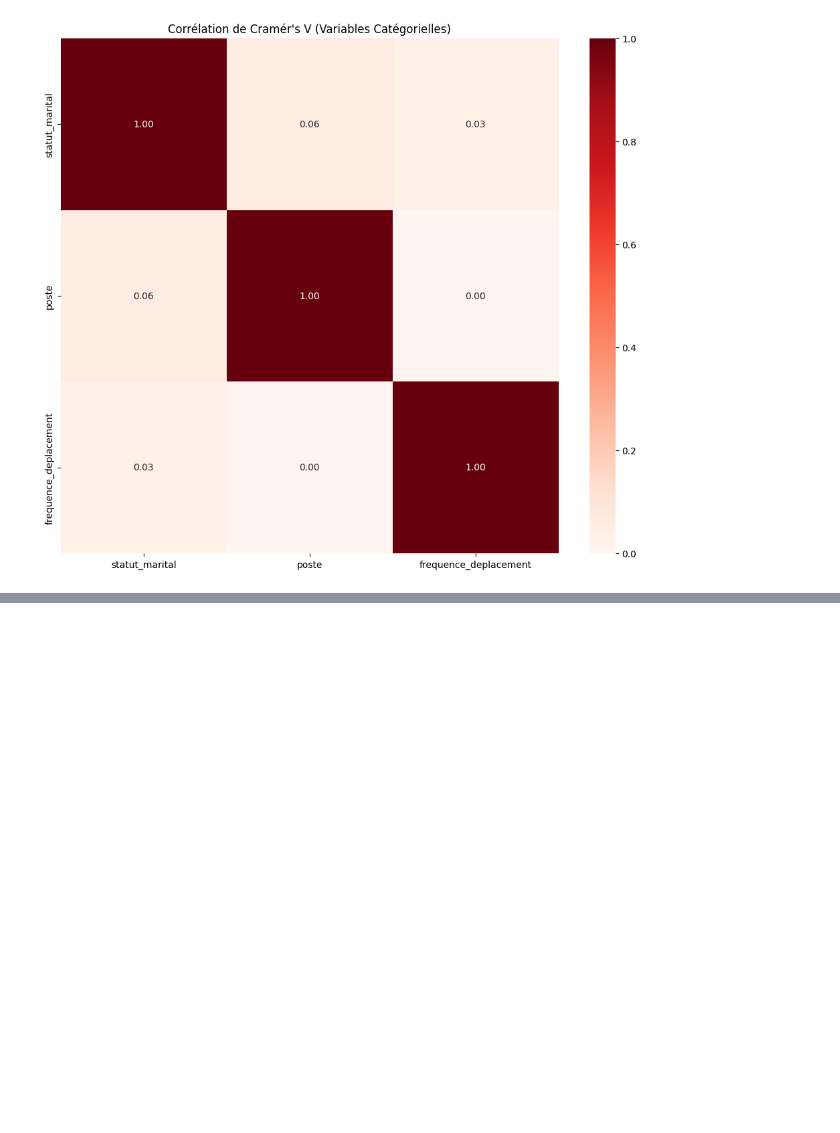
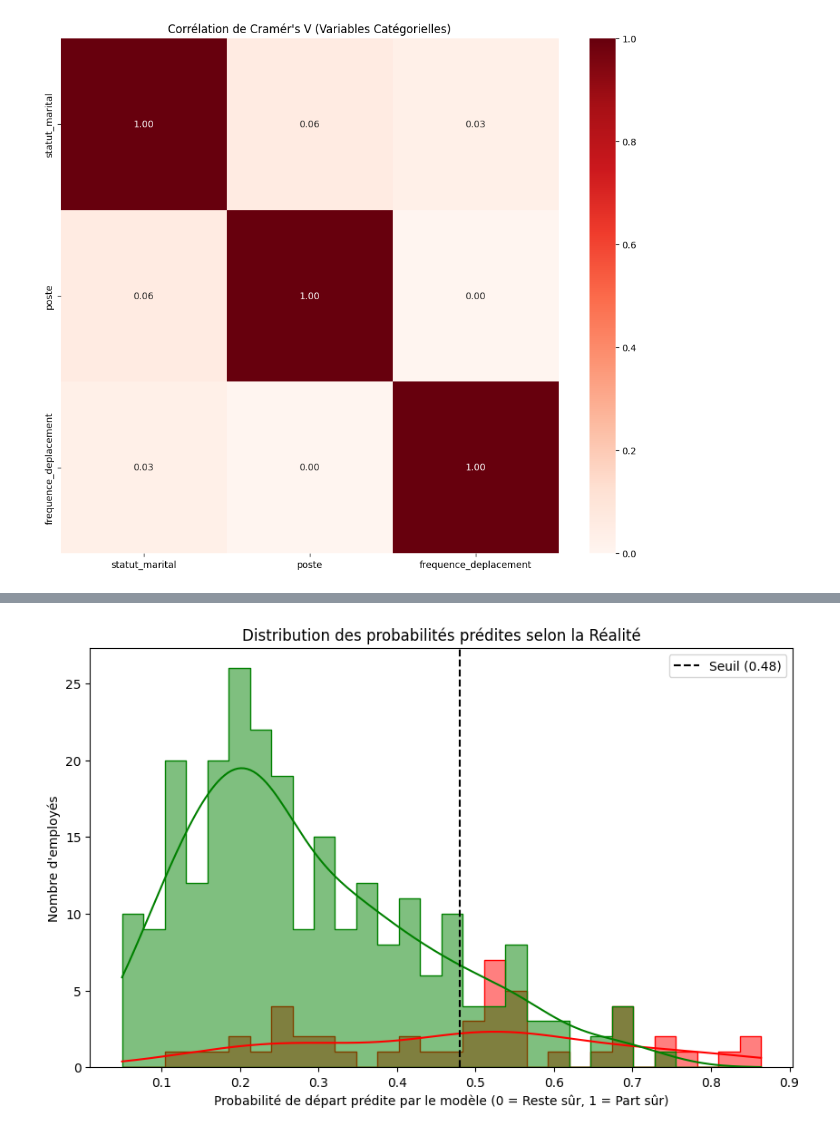
Before and after one commit to Apinsun/Projet4, a Jupyter notebook: projet4_v2.ipynb, the cells around one changed output, grey strips where cells are left out. Cells and saved outputs as stored; diff of their text form; code cells hidden in the pictures; blank space fills up the shorter version.

```diff
--- a/projet4_v2.ipynb
+++ b/projet4_v2.ipynb
@@ -959,3 +959,38 @@ plt.show()
+# %%
+# 1. On crée un petit DataFrame temporaire pour faciliter le traçage
+df_visu = pd.DataFrame({
+    'Probabilité_Départ': y_probas,
+    'Réalité': y_test
+})
+
+# On renomme pour que ce soit joli sur le graphe
+df_visu['Réalité'] = df_visu['Réalité'].map({0: 'Est Resté', 1: 'Est Parti'})
+
+# 2. Le graphique
+plt.figure(figsize=(10, 6))
+
+# Histogramme superposé
+sns.histplot(
+    data=df_visu,
+    x='Probabilité_Départ',
+    hue='Réalité',
+    kde=True,              # Ajoute la courbe de densité
+    bins=30,               # Nombre de barres
+    palette={'Est Resté': 'green', 'Est Parti': 'red'},
+    alpha=0.5,             # Transparence pour voir les chevauchements
+    element="step"         # Style visuel
+)
+
+# On ajoute votre ligne de seuil optimal pour voir la limite
+plt.axvline(best_threshold, color='black', linestyle='--', label=f'Seuil ({best_threshold:.2f})')
+
+plt.title("Distribution des probabilités prédites selon la Réalité")
+plt.xlabel("Probabilité de départ prédite par le modèle (0 = Reste sûr, 1 = Part sûr)")
+plt.ylabel("Nombre d'employés")
+plt.legend()
+plt.show()
+# %% [output]
+[figure, added]
 # %%
 import numpy as np
 from sklearn.metrics import precision_recall_curve
```
Also changed, not shown: parts of 20 cells of this notebook.
